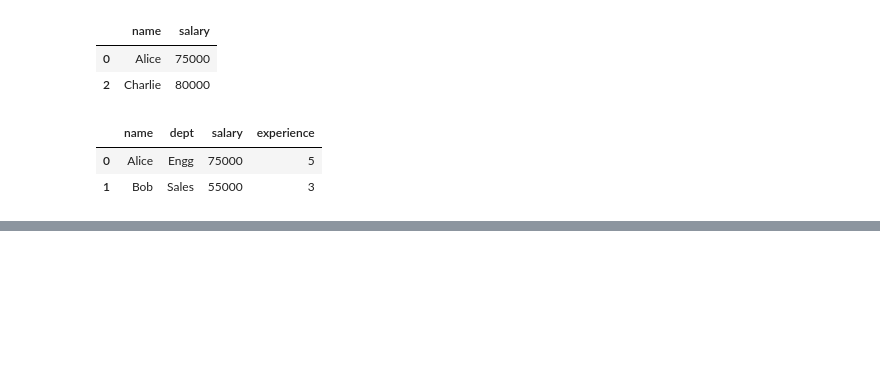
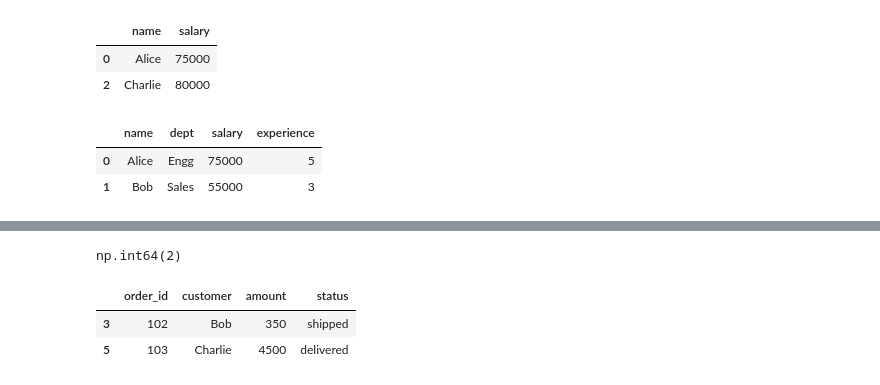
Before and after one commit to Obulreddy0/pandas_practise, a Jupyter notebook: pandas_practise.ipynb, the cells around one changed output, grey strips where cells are left out. Drawn from its saved outputs; the diff is of its cells as text; code cells hidden in the pictures; blank space fills up the shorter version.

```diff
--- a/pandas_practise.ipynb
+++ b/pandas_practise.ipynb
@@ -1097,0 +1414,21 @@ df.iloc[0:2]   # returns rows 0, 1     → EXCLUSIVE (like Python)
+# %%
+import pandas as pd
+
+df = pd.DataFrame({
+    "order_id": [101, 102, 103, 102, 104, 103],
+    "customer": ["Alice", "Bob", "Charlie", "Bob", "Diana", "Charlie"],
+    "amount": [1200, 350, 4500, 350, 800, 4500],
+    "status": ["delivered", "shipped", "delivered", "shipped", "pending", "delivered"]
+})
+# %%
+# Count total duplicates
+df.duplicated().sum()
+# %% [output]
+np.int64(2)
+# %%
+# Show the duplicate rows
+df[df.duplicated()]
+# %% [output]
+|  | order_id | customer | amount | status |
+| 3 | 102 | Bob | 350 | shipped |
+| 5 | 103 | Charlie | 4500 | delivered |
```
Also changed, not shown: parts of 54 cells of this notebook.
